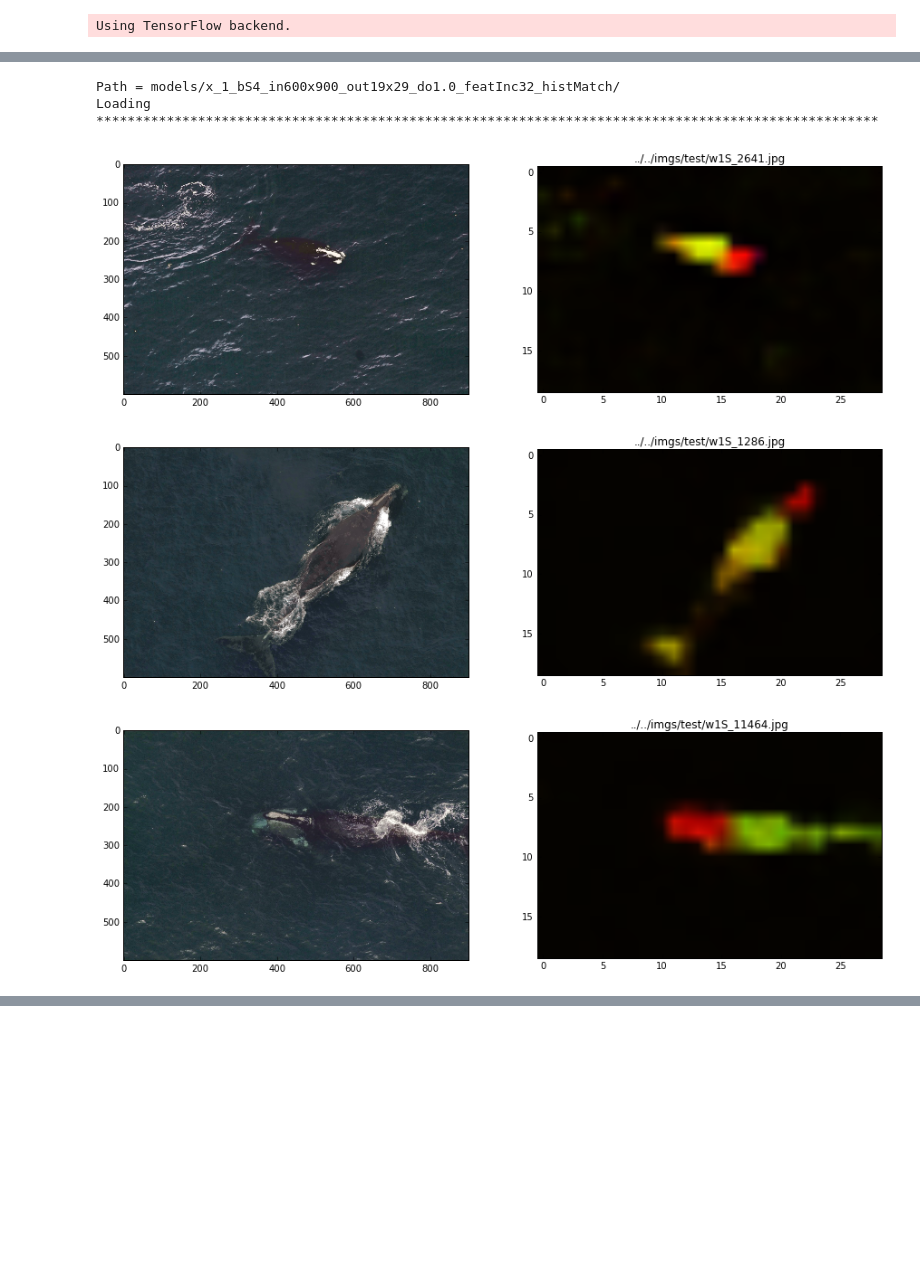
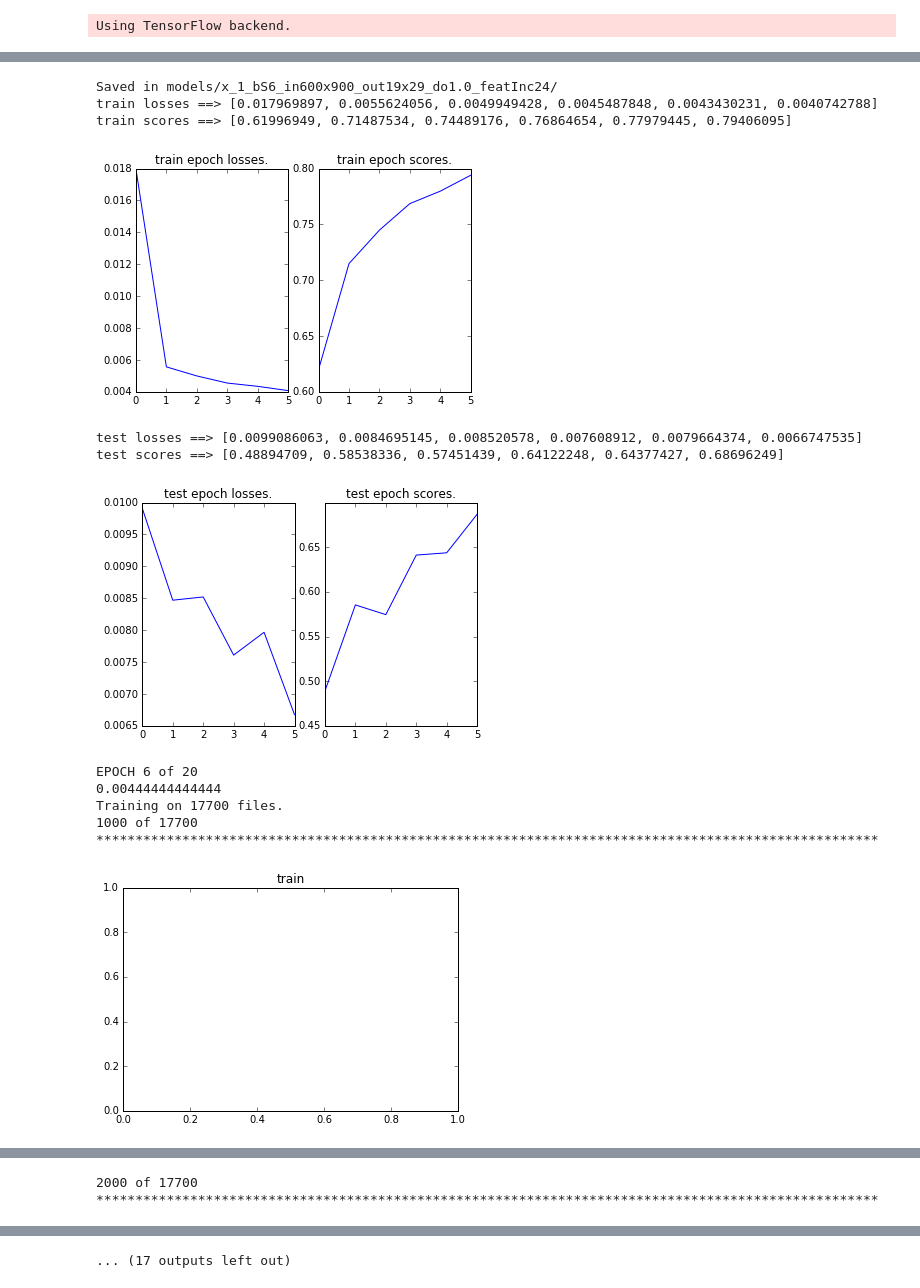
Before and after one commit to mattdns1006/whale, a Jupyter notebook: locator/tf/main.ipynb, the cells around one changed output, grey strips where cells are left out. Drawn from its saved outputs; the diff is of its cells as text; code cells hidden in the pictures; blank space fills up the shorter version.

```diff
--- a/locator/tf/main.ipynb
+++ b/locator/tf/main.ipynb
@@ -46,9 +46,9 @@ if __name__ == "__main__":
         import matplotlib.pyplot as plt
 
         # What are we doing? Please choose one!
-        trainTest = 0
+        trainTest = 1
         trainAll = 0
-        fit = 1
+        fit = 0
         assert trainTest + trainAll + fit == 1, "Can only be doing one of these operations train/test, trainAll, fit"
 
         # File paths
@@ -59,15 +59,15 @@ if __name__ == "__main__":
 
         # Hyperparams
         keepProbability = 1.0 # for dropout
-        nFeatsInc = 32
+        nFeatsInc = 24
         displayProb = 0.005
         learningRate = 0.01
-        load = 1
+        load = 0
         save = 1
         diceThreshold = 0.5
-        nEpochs = 15
-        batchSize = 4
-        histMatch = 1
+        nEpochs = 20
+        batchSize = 6
+        histMatch = 0
 
         matchingImg = "x_1"
         modelName = "model.tf"
@@ -129,7 +129,7 @@ if __name__ == "__main__":
 
             if load == 1:
                 if fit == 1:
-                    folderName += "trainAll/" #Assume we are using all data
+                    folderName += "trainAll/" #Assume we are using all data99999999999999999999999999999999999999999999999999999999999999999999999999999999999999999999999999999999999999999999999999999999++++6999+9-966666666666666666666666666666666666666666666666666662
                 print("Loading")
                 saver.restore(sess,folderName+modelName)
             else:
@@ -139,8 +139,8 @@ if __name__ == "__main__":
             if fit == 0:
 
                 # Peformance class
-                trPerformance = performance("train")
-                tePerformance = performance("test")
+                trPerformance = Performance("train")
+                tePerformance = Performance("test")
 
                 # Main train loop
                 for epoch in range(nEpochs):
@@ -189,36 +189,43 @@ if __name__ == "__main__":
                             tePerformance.writeToCsv(folderName+"testPerf.csv")
                         print("Saved in {0}".format(folderName))
 
             elif fit == 1:
 
                 inDims[0], outDims[0] = 1,1 # One at a time
                 for paths in [toFitPaths[:]]:
                     print("*"*100)
                     paths = paths
                     fitFeed = loadData.feed(inDims = inDims, outDims = outDims, paths = paths, matchingImg = matchingImg, histMatch = histMatch)
                     finFitting = 0
                     count = 0
                     while finFitting == 0:
                         X,_,finFitting,paths = fitFeed.next()
                         yPred_ = sess.run([yPred], feed_dict = {x:X})
                         pred = yPred_[0].squeeze()*255
                         pred = pred.astype(np.uint8)
                         if np.random.uniform() < 0.01:
                             plt.figure(figsize=(15,15))
                             plt.subplot(121); plt.imshow(X.squeeze()[:,:,::-1])
                             plt.subplot(122); plt.imshow(pred[:,:,::-1])
                             plt.title(paths[0])
                             plt.show()
                             count += 1
                             if count == 10:
                                 clear_output()
                                 count = 0
                         wp = paths[0].replace("w1S_","m1_")
                         cv2.imwrite(wp,pred)
 # %% [output]
-Path = models/x_1_bS4_in600x900_out19x29_do1.0_featInc32_histMatch/
-Loading
-****************************************************************************************************
+Saved in models/x_1_bS6_in600x900_out19x29_do1.0_featInc24/
+train losses ==> [0.017969897, 0.0055624056, 0.0049949428, 0.0045487848, 0.0043430231, 0.0040742788]
+train scores ==> [0.61996949, 0.71487534, 0.74489176, 0.76864654, 0.77979445, 0.79406095]
-[figure, old version]
+[figure, new version]
+test losses ==> [0.0099086063, 0.0084695145, 0.008520578, 0.007608912, 0.0079664374, 0.0066747535]
+test scores ==> [0.48894709, 0.58538336, 0.57451439, 0.64122248, 0.64377427, 0.68696249]
-[figure, old version]
+[figure, new version]
+EPOCH 6 of 20
+0.00444444444444
+Training on 17700 files.
+1000 of 17700
+****************************************************************************************************
-[figure, old version]
+[figure, new version]
@@ -226,0 +234,2 @@ Loading
+2000 of 17700
+****************************************************************************************************
@@ -226,0 +239 @@ Loading
+... (17 outputs left out)
```
Also changed, not shown: parts of 3 cells of this notebook.
